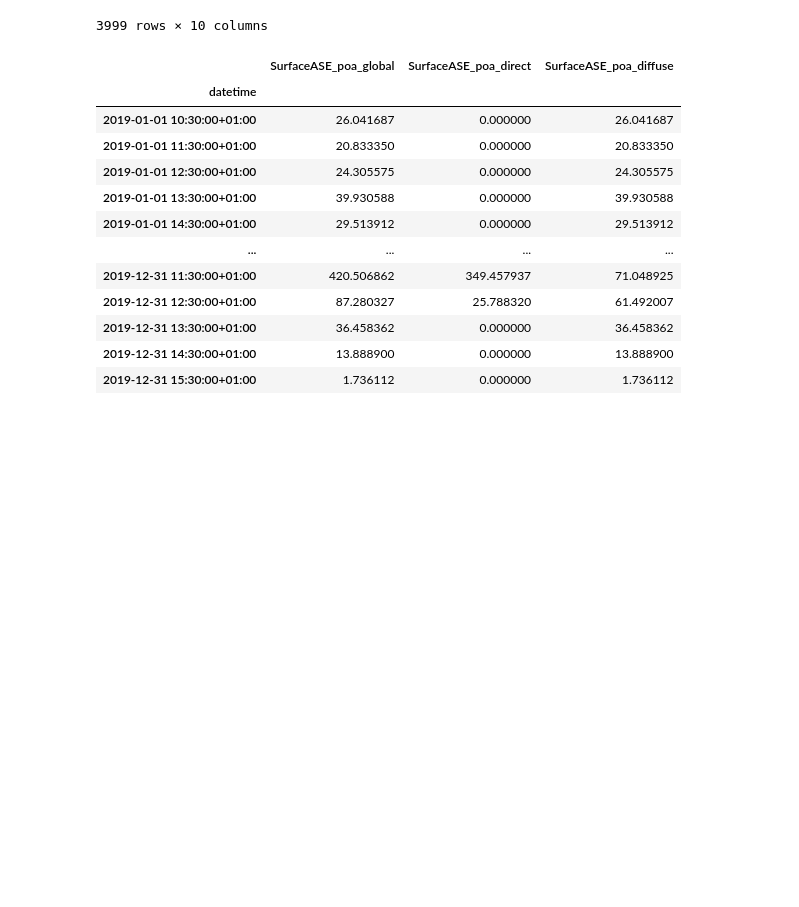
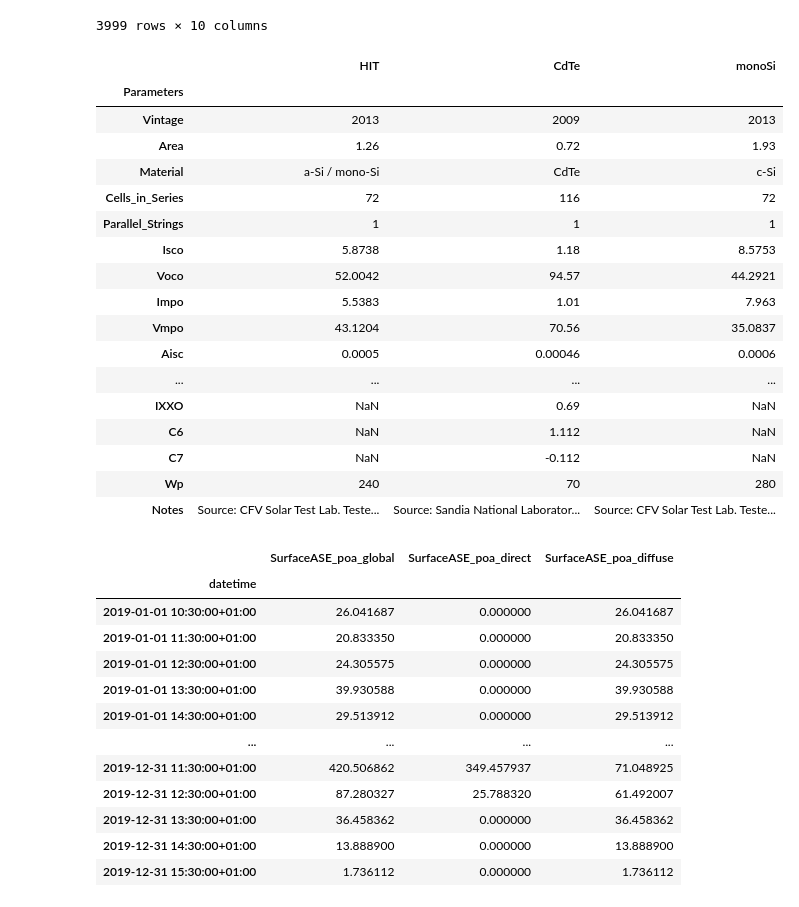
Before and after one commit to ncgarrood/utrechtsmartdistricpartA, a Jupyter notebook: TestingGround.ipynb, the cells around one changed output. Drawn from its saved outputs; the diff is of its cells as text; code cells hidden in the pictures; blank space fills up the shorter version.

```diff
--- a/TestingGround.ipynb
+++ b/TestingGround.ipynb
@@ -177,6 +177,27 @@ Eind_data
 | 2019-12-31 14:30:00+01:00 | 2.0 | 4.8 | 22.22224 | 10.827768 | 10.827764 | 205.307243 | 79.172232 | 79.172236 | ... |
 | 2019-12-31 15:30:00+01:00 | 3.0 | 4.4 | 2.77778 | 6.010763 | 6.010757 | 218.371538 | 83.989237 | 83.989243 | ... |
 3999 rows × 10 columns
+# %%
+ModuleParameters
+# %% [output]
+|  | HIT | CdTe | monoSi |
+| Parameters |  |  |  |
+| Vintage | 2013 | 2009 | 2013 |
+| Area | 1.26 | 0.72 | 1.93 |
+| Material | a-Si / mono-Si | CdTe | c-Si |
+| Cells_in_Series | 72 | 116 | 72 |
+| Parallel_Strings | 1 | 1 | 1 |
+| Isco | 5.8738 | 1.18 | 8.5753 |
+| Voco | 52.0042 | 94.57 | 44.2921 |
+| Impo | 5.5383 | 1.01 | 7.963 |
+| Vmpo | 43.1204 | 70.56 | 35.0837 |
+| Aisc | 0.0005 | 0.00046 | 0.0006 |
+| ... | ... | ... | ... |
+| IXXO | NaN | 0.69 | NaN |
+| C6 | NaN | 1.112 | NaN |
+| C7 | NaN | -0.112 | NaN |
+| Wp | 240 | 70 | 280 |
+| Notes | Source: CFV Solar Test Lab. Teste... | Source: Sandia National Laborator... | Source: CFV Solar Test Lab. Teste... |
 # %%
 all_surface_POA_data
 surface_POAs =  all_surface_POA_data.loc[:,[x for x in all_surface_POA_data.columns if "SurfaceASE" in x]]
```
Also changed, not shown: parts of 1 cell of this notebook.
